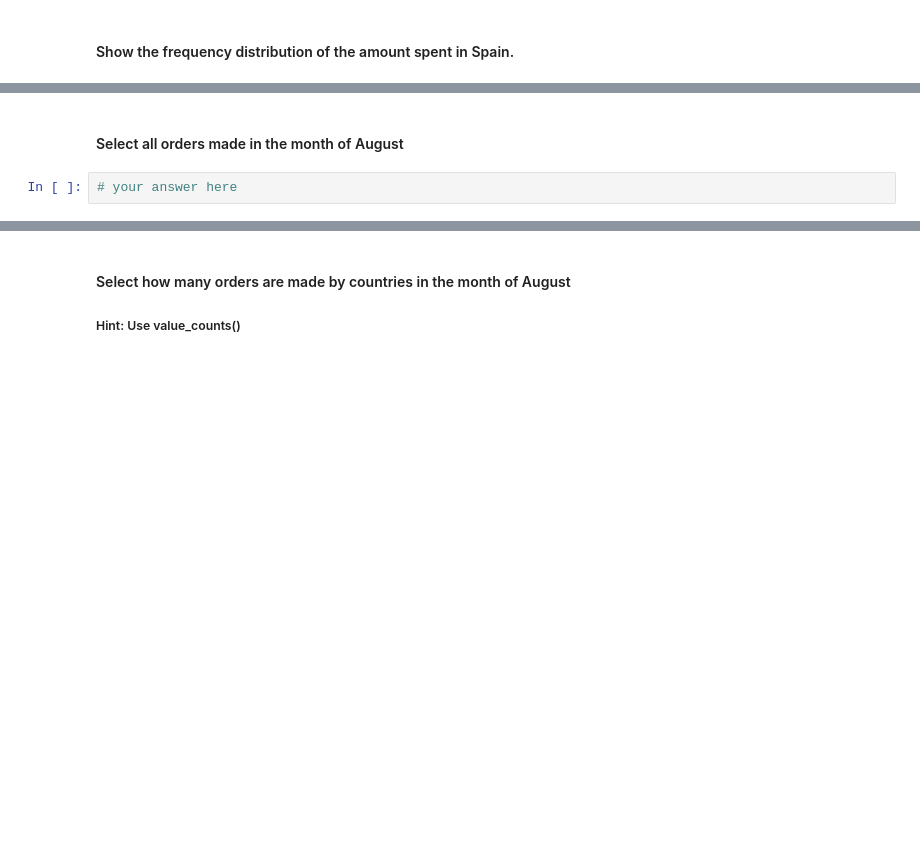
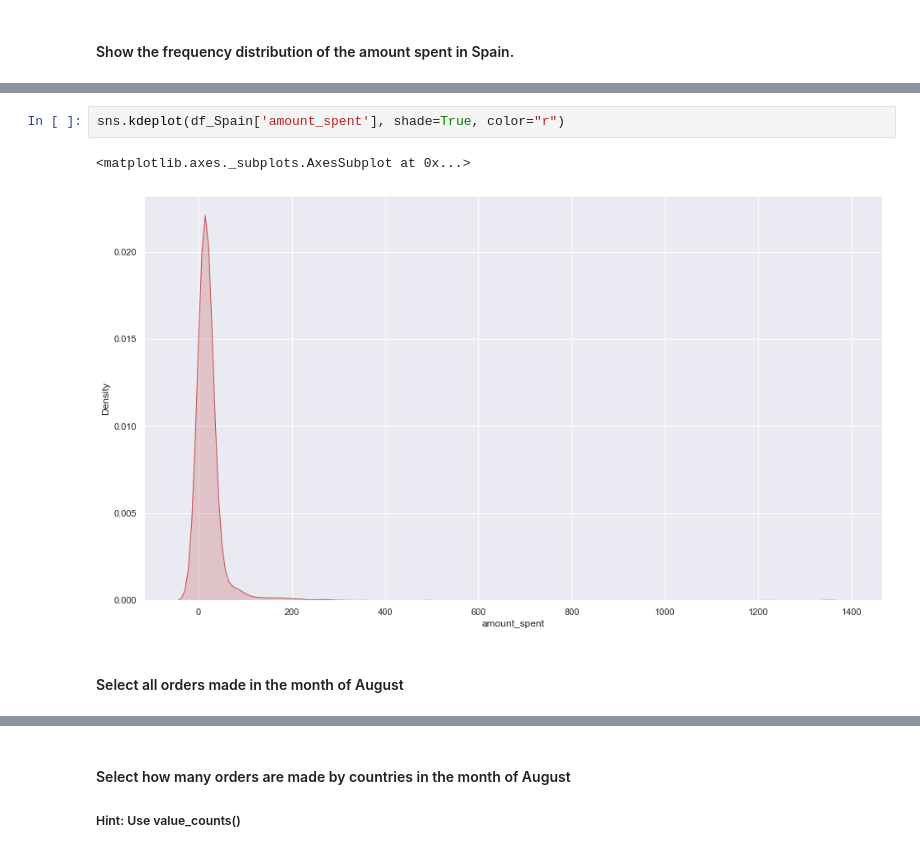
Before and after one commit to Ironhack-Data-Madrid-Febrero-2021/lab-subsetting-and-descriptive-stats, a Jupyter notebook: your-code/main.ipynb, the cells around one changed output, grey strips where cells are left out. Cells and saved outputs as stored; diff of their text form; blank space fills up the shorter version.

```diff
--- a/your-code/main.ipynb
+++ b/your-code/main.ipynb
@@ -521,4 +573,7 @@ df.groupby([(df.Department)]).max()
+# %%
+sns.kdeplot(df_Spain['amount_spent'], shade=True, color="r")
+# %% [output]
+<matplotlib.axes._subplots.AxesSubplot at 0x...>
+[figure, added]
 # %% [markdown]
 #### Select all orders made in the month of August
-# %%
-# your answer here
```
Also changed, not shown: parts of 54 cells of this notebook.
